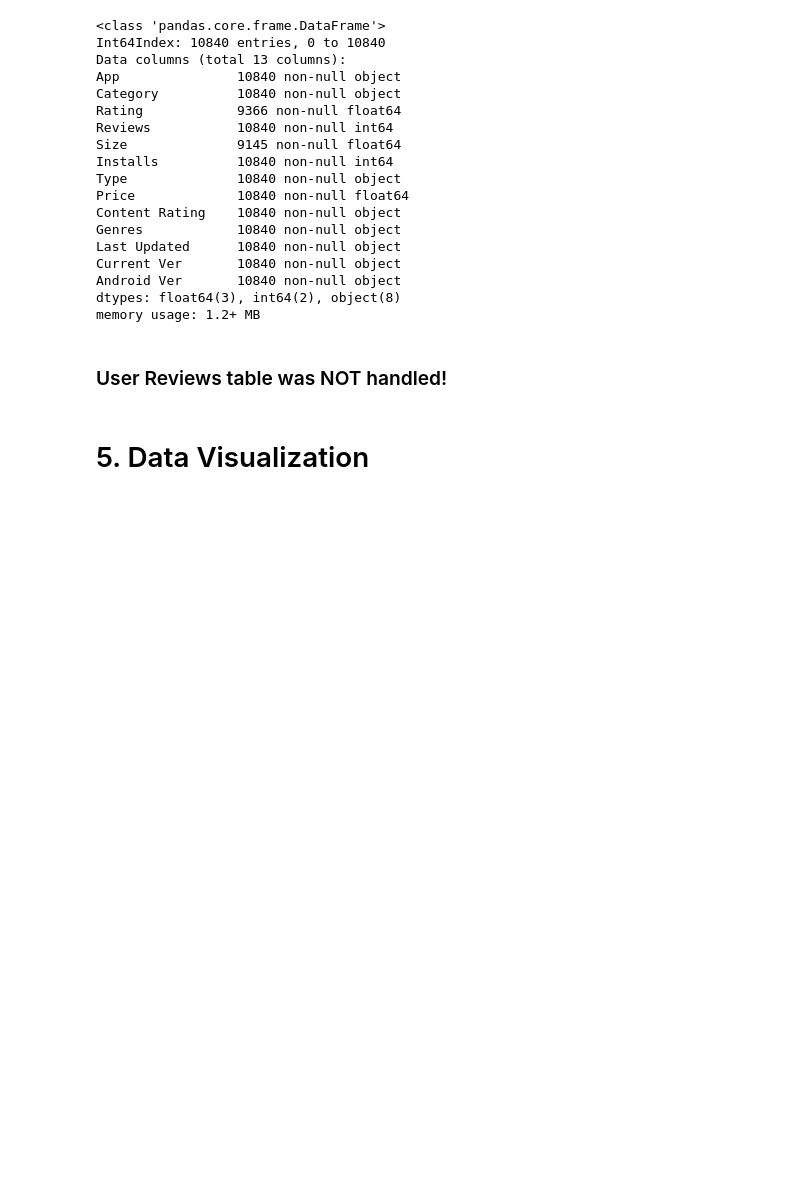
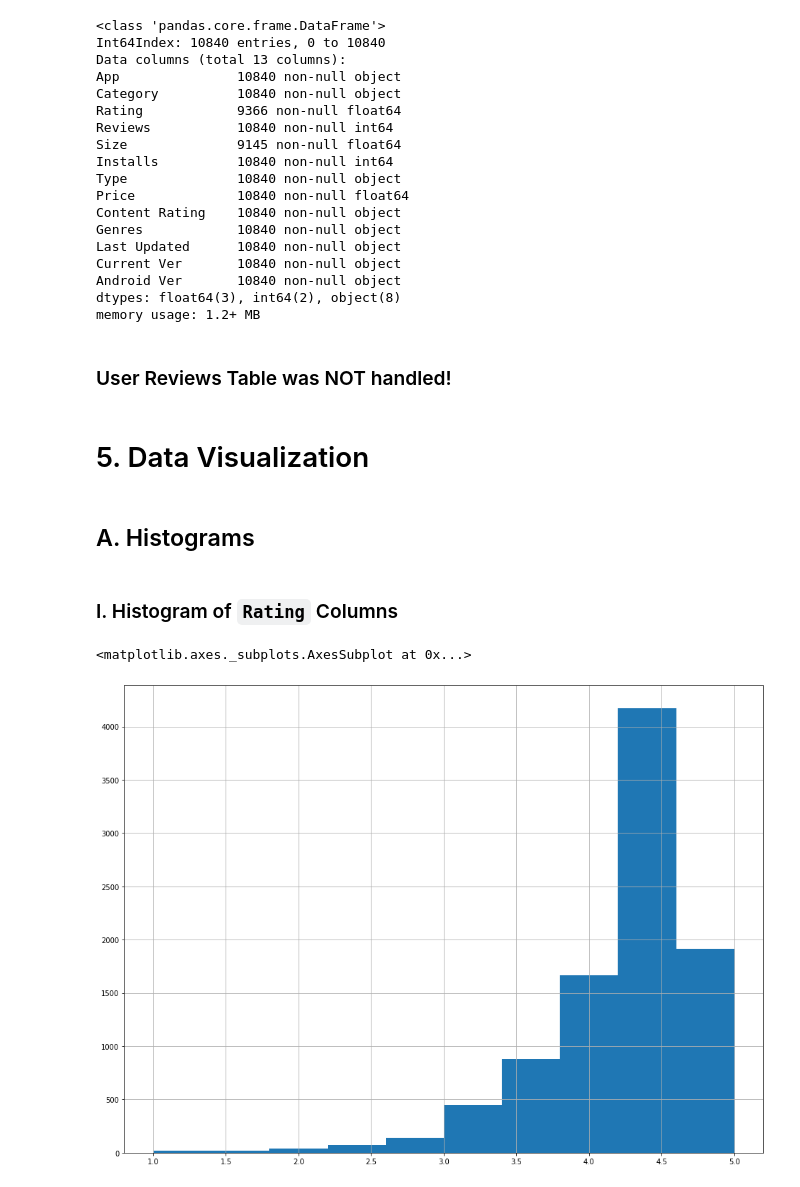
Before and after one commit to Logician724/play-store-analysis, a Jupyter notebook: notebook.ipynb, the cells around one changed output. Drawn from its saved outputs; the diff is of its cells as text; code cells hidden in the pictures; blank space fills up the shorter version.

Commit message:
feat: add data visualiztion

```diff
--- a/notebook.ipynb
+++ b/notebook.ipynb
@@ -271,6 +272,15 @@ Android Ver       10840 non-null object
 dtypes: float64(3), int64(2), object(8)
 memory usage: 1.2+ MB
 # %% [markdown]
-### User Reviews table was NOT handled!
+### User Reviews Table was NOT handled!
 # %% [markdown]
 # 5. Data Visualization
+# %% [markdown]
+## A. Histograms
+# %% [markdown]
+### I. Histogram of `Rating` Columns
+# %%
+apps_df['Rating'].hist(grid=True, figsize=(16,12))
+# %% [output]
+<matplotlib.axes._subplots.AxesSubplot at 0x...>
+[figure, added]
```
Also changed, not shown: parts of 34 cells of this notebook.
